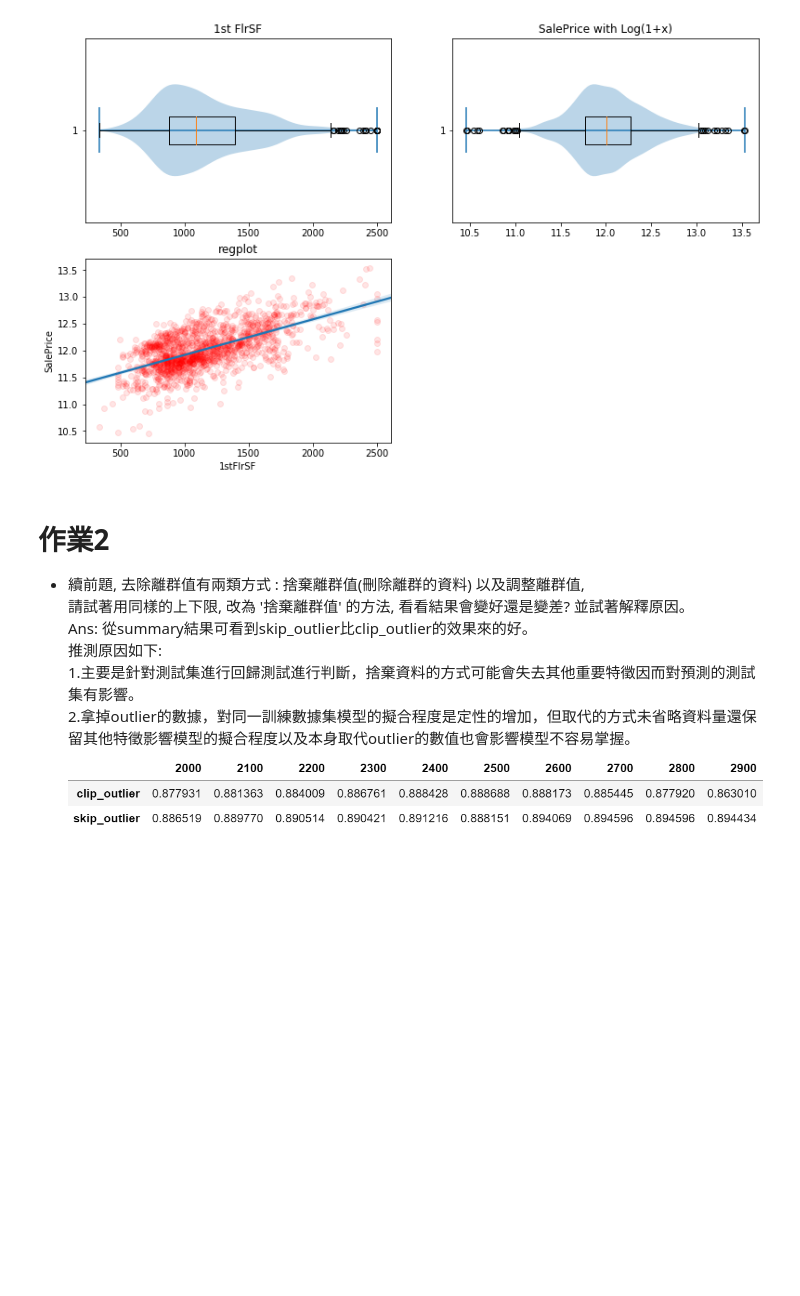
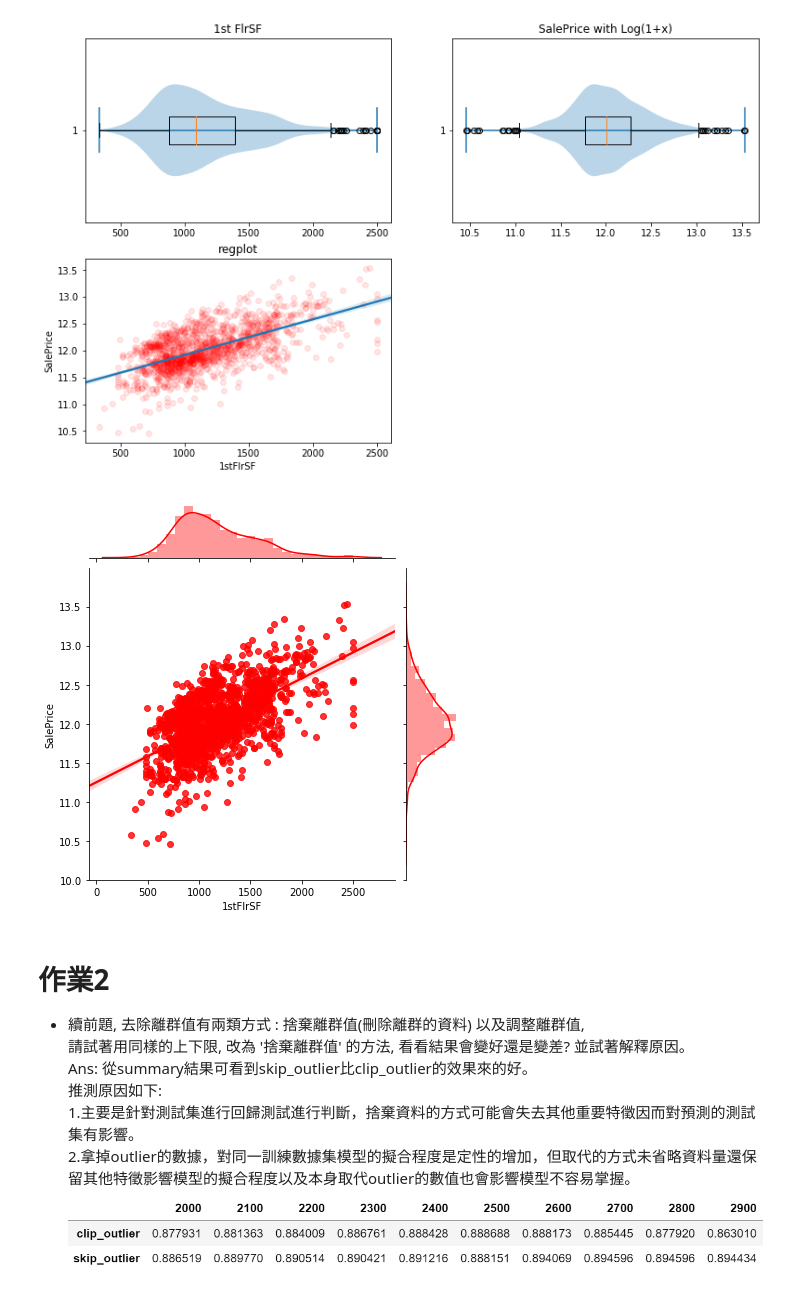
Before and after one commit to crea0414/2nd-ML100Days, a Jupyter notebook: homework/Day_020_HW.ipynb, the cells around one changed output. Cells and saved outputs as stored; diff of their text form; code cells hidden in the pictures; blank space fills up the shorter version.

```diff
--- a/homework/Day_020_HW.ipynb
+++ b/homework/Day_020_HW.ipynb
@@ -149,6 +153,10 @@ plt.title('regplot')
 sns.regplot(df_1['1stFlrSF'], train_Y, scatter_kws={'alpha':0.1, 'color':'r'});
 # %% [output]
 [figure]
+# %%
+sns.jointplot(df_1['1stFlrSF'], train_Y, kind='reg', color='r');
+# %% [output]
+[figure, added]
 # %% [markdown]
 # 作業2
 * 續前題, 去除離群值有兩類方式 :  捨棄離群值(刪除離群的資料) 以及調整離群值,
```
Also changed, not shown: parts of 2 cells of this notebook.
